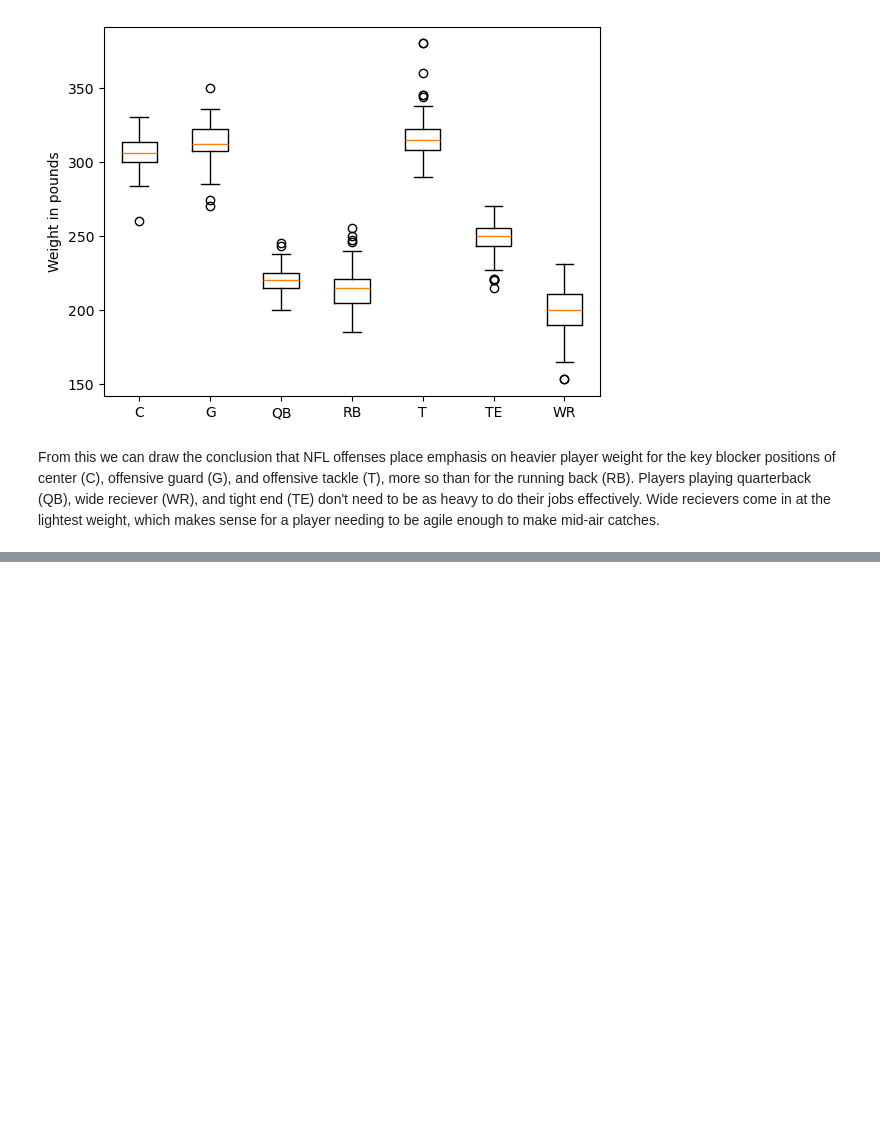
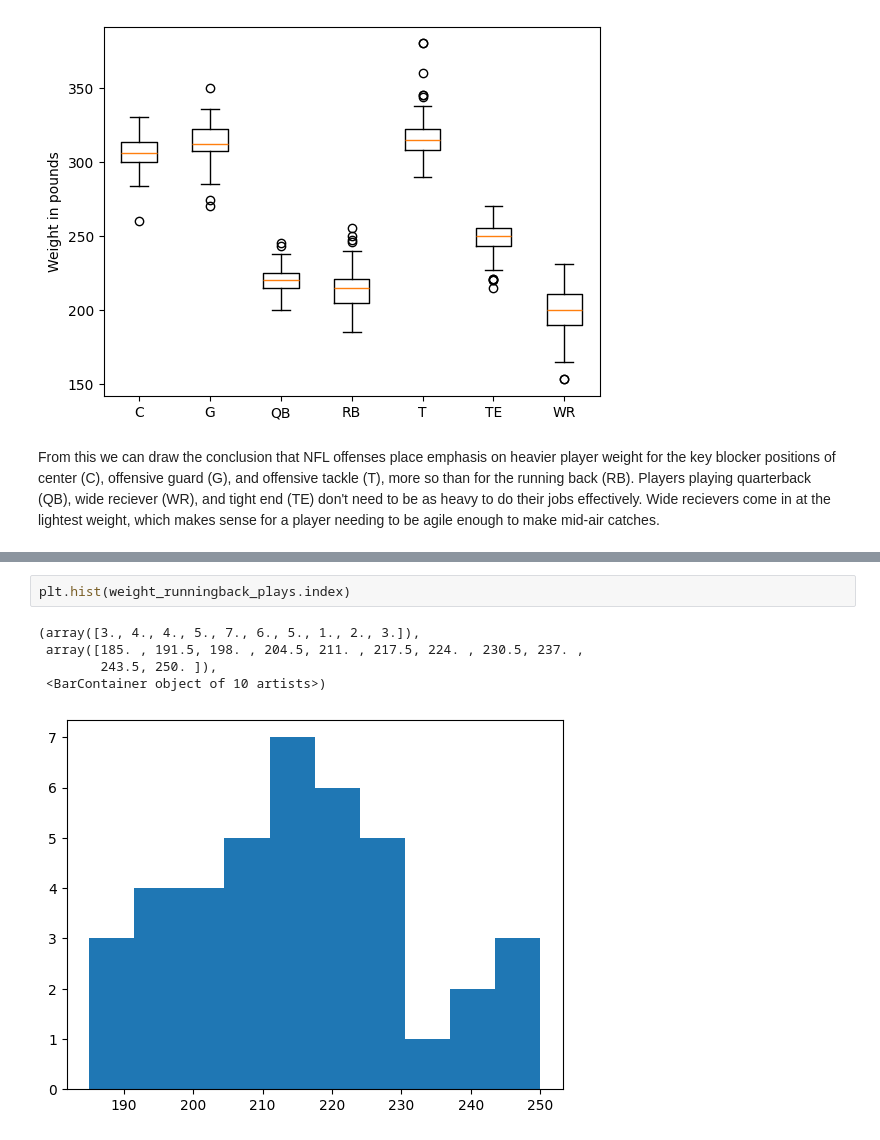
Before and after one commit to sesh9096/csci4502project, a Jupyter notebook: src/offensive-strategies.ipynb, the cells around one changed output, grey strips where cells are left out. Cells and saved outputs as stored; diff of their text form; blank space fills up the shorter version.

```diff
--- a/src/offensive-strategies.ipynb
+++ b/src/offensive-strategies.ipynb
@@ -164,0 +167,8 @@ weight_runningback_plays
+# %%
+plt.hist(weight_runningback_plays.index)
+# %% [output]
+(array([3., 4., 4., 5., 7., 6., 5., 1., 2., 3.]),
+ array([185. , 191.5, 198. , 204.5, 211. , 217.5, 224. , 230.5, 237. ,
+        243.5, 250. ]),
+ <BarContainer object of 10 artists>)
+[figure, added]
```
Also changed, not shown: parts of 12 cells of this notebook.
